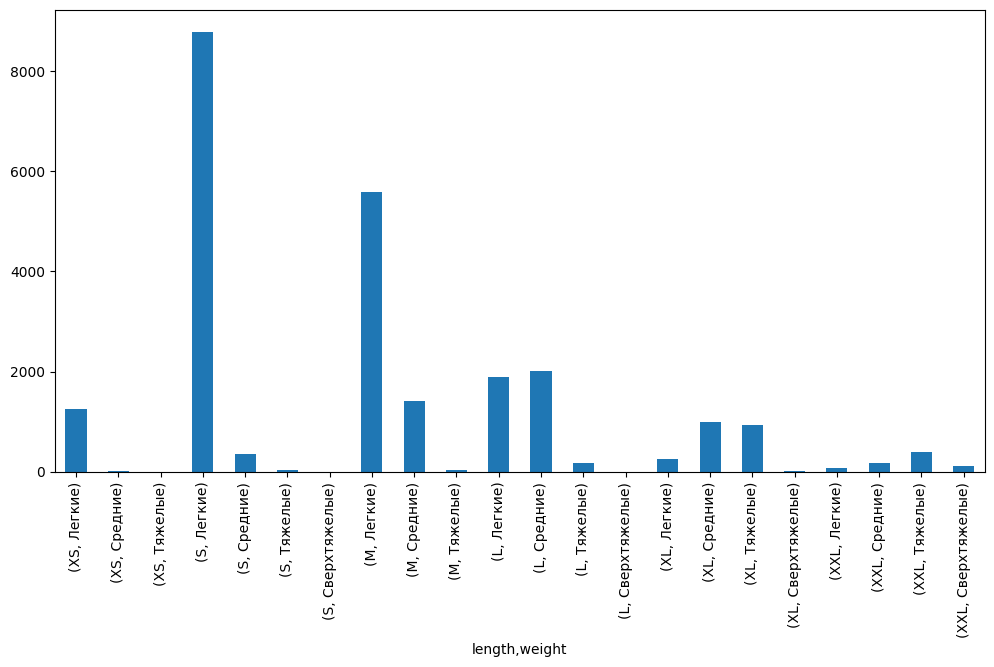
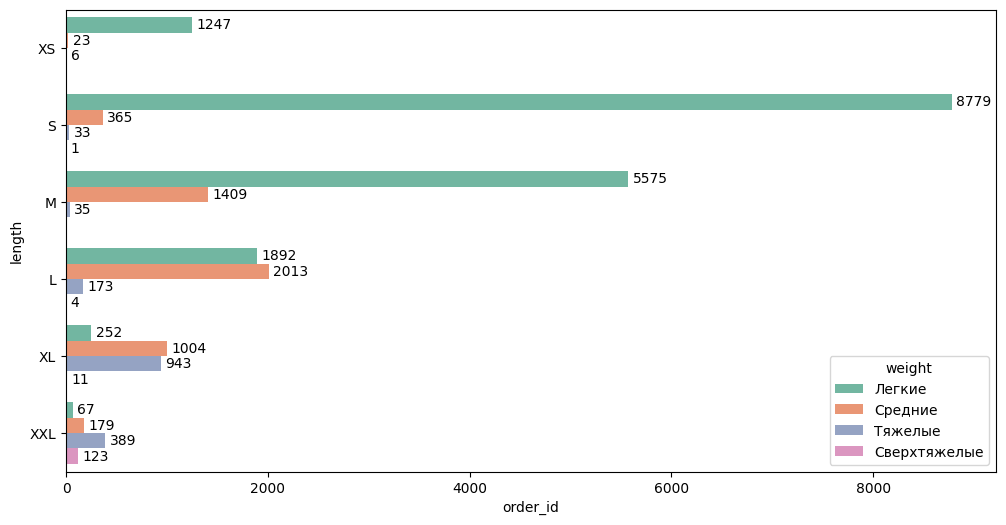
Unified diff of the notebook cell whose output changed from the first chart to the second:
--- before
+++ after
@@ -1,9 +1,29 @@
 plt.figure(figsize=(12, 6))
 
-sns.barplot(
-    data=long_delivery_df_grouped,
-    
+# sns.barplot(
+#     data=long_delivery_df_grouped,
+#     hue='length'
+# )
+
+# sns.barplot(
+#     data=long_delivery_df_grouped, 
+#     x='length', 
+#     y='order_id',
+#     palette='Blues_d' # Красивый градиент синего
+# )
+
+
+ax = sns.barplot(
+    data=long_delivery_df_grouped, 
+    x='order_id', 
+    y='length', 
+    hue='weight', # Группировка внутри каждого столбца 'x'
+    palette='Set2',
+    orient='h'
+
 )
 
+for container in ax.containers:
+    ax.bar_label(container, fmt='%.0f', padding=3)
 
 # long_delivery_df_grouped

Commit: Построил график для посылок  са долгой доставкой в зависимости от веса и размера посылки